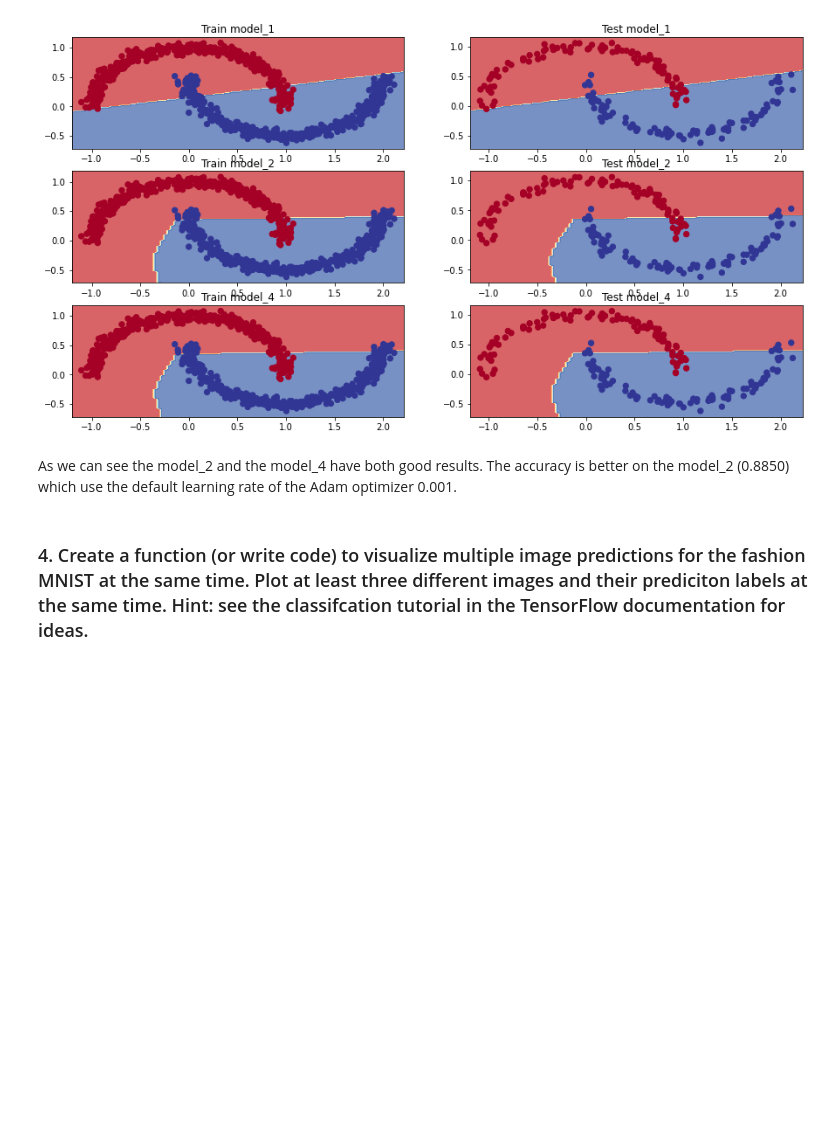
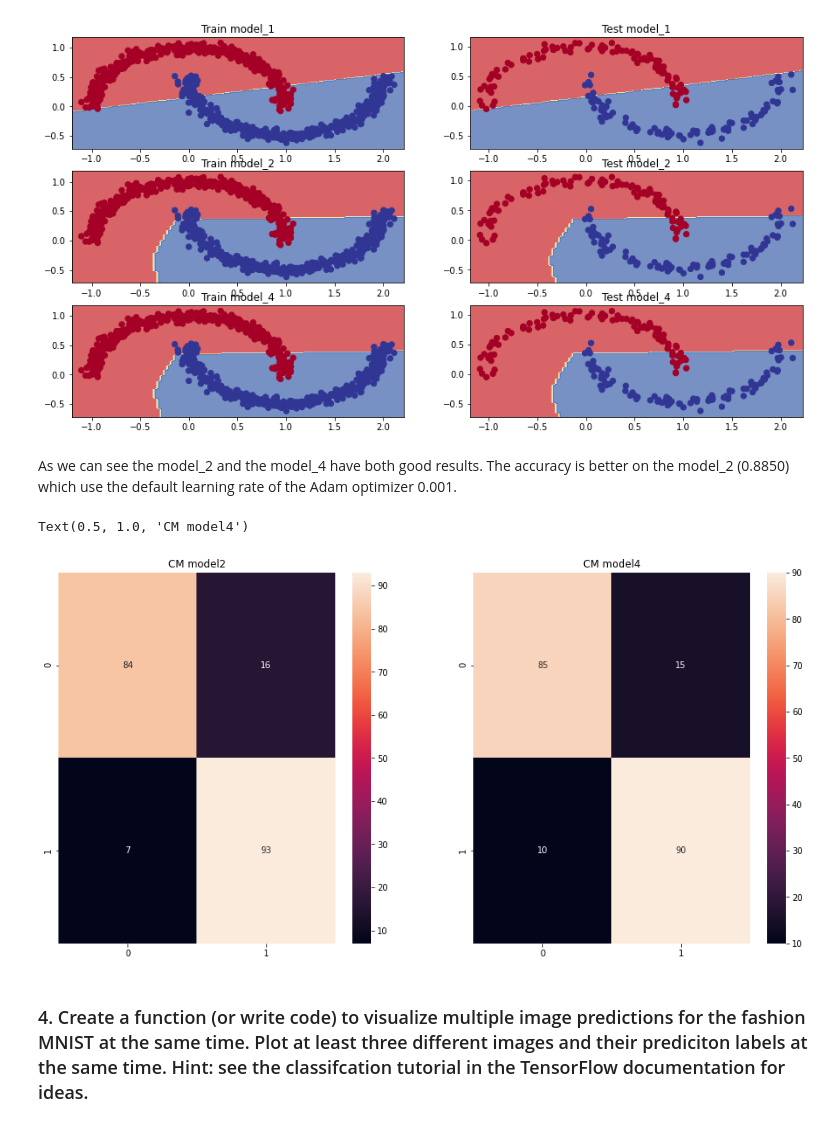
Before and after one commit to danchaud-vincent/tensorflow-deep-learning, a Jupyter notebook: exercices-solutions/02-Neural_Network_For_Classification_problem_Exercices.ipynb, the cells around one changed output. Cells and saved outputs as stored; diff of their text form; code cells hidden in the pictures; blank space fills up the shorter version.

Commit message:
confusion matrix

```diff
--- a/exercices-solutions/02-Neural_Network_For_Classification_problem_Exercices.ipynb
+++ b/exercices-solutions/02-Neural_Network_For_Classification_problem_Exercices.ipynb
@@ -434,5 +434,35 @@ Text(0.5, 1.0, 'Test model_4')
 [figure]
 # %% [markdown]
 As we can see the model_2 and the model_4 have both good results. The accuracy is better on the model_2 (0.8850) which use the default learning rate of the Adam optimizer 0.001.
+# %%
+# make predictions
+y_preds_2 = model_2.predict(X_test)
+y_preds_4 = model_4.predict(X_test)
+
+# change the percentage into labels
+y_preds_2[y_preds_2 >= 0.5] = 1
+y_preds_2[y_preds_2 < 0.5] = 0
+
+y_preds_4[y_preds_4 >= 0.5] = 1
+y_preds_4[y_preds_4 < 0.5] = 0
+# %%
+# import confusion matrix
+from sklearn.metrics import confusion_matrix
+
+confusion_matrix_model2 = confusion_matrix(y_test,y_preds_2)
+confusion_matrix_model4 = confusion_matrix(y_test,y_preds_4)
+# %%
+import seaborn as sns
+
+plt.figure(figsize=(16,8))
+plt.subplot(1,2,1)
+sns.heatmap(confusion_matrix_model2,annot=True,fmt="d")
+plt.title("CM model2")
+plt.subplot(1,2,2)
+sns.heatmap(confusion_matrix_model4,annot=True)
+plt.title("CM model4")
+# %% [output]
+Text(0.5, 1.0, 'CM model4')
+[figure, added]
 # %% [markdown]
 ### 4. Create a function (or write code) to visualize multiple image predictions for the fashion MNIST at the same time. Plot at least three different images and their prediciton labels at the same time. Hint: see the classifcation tutorial in the TensorFlow documentation for ideas.
```
Also changed, not shown: parts of 1 cell of this notebook.
